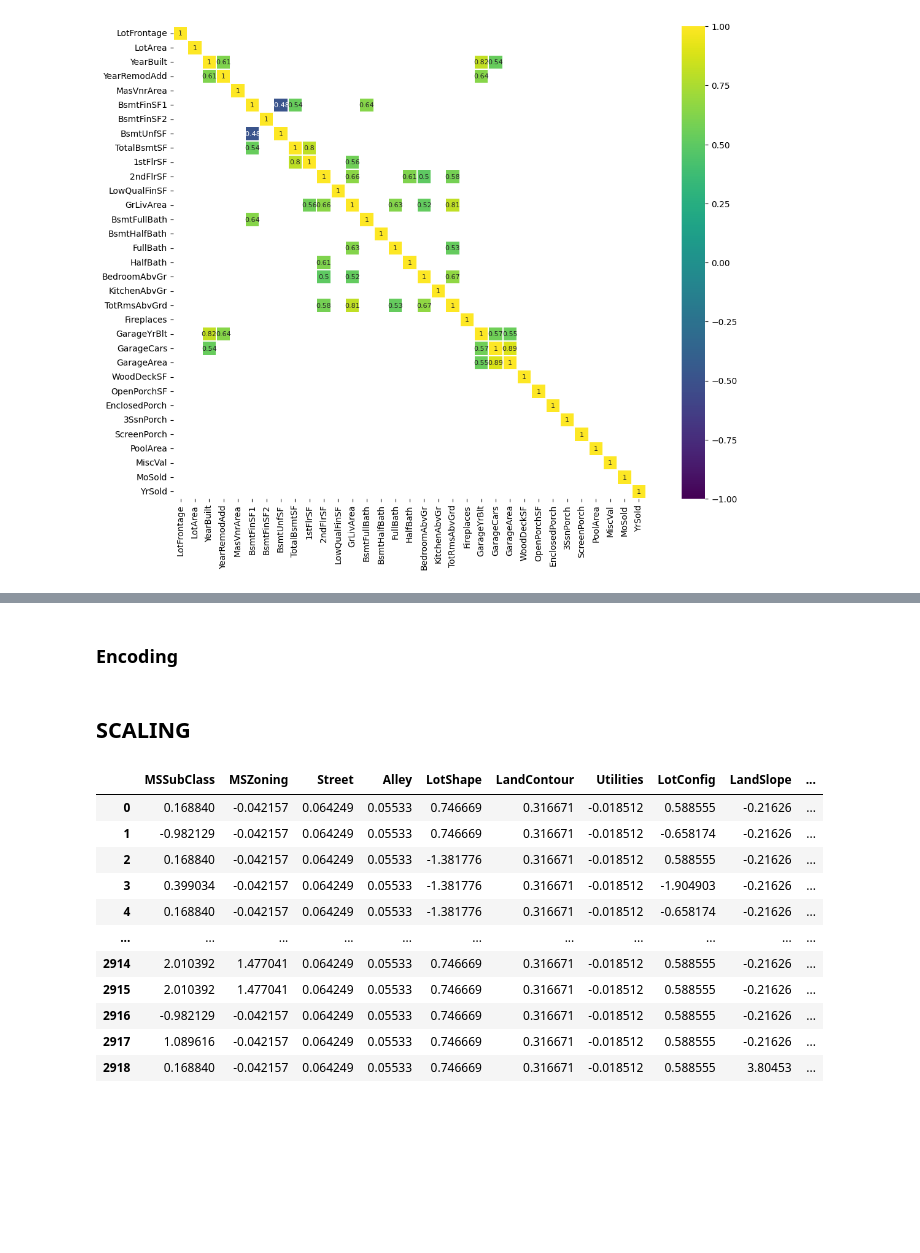
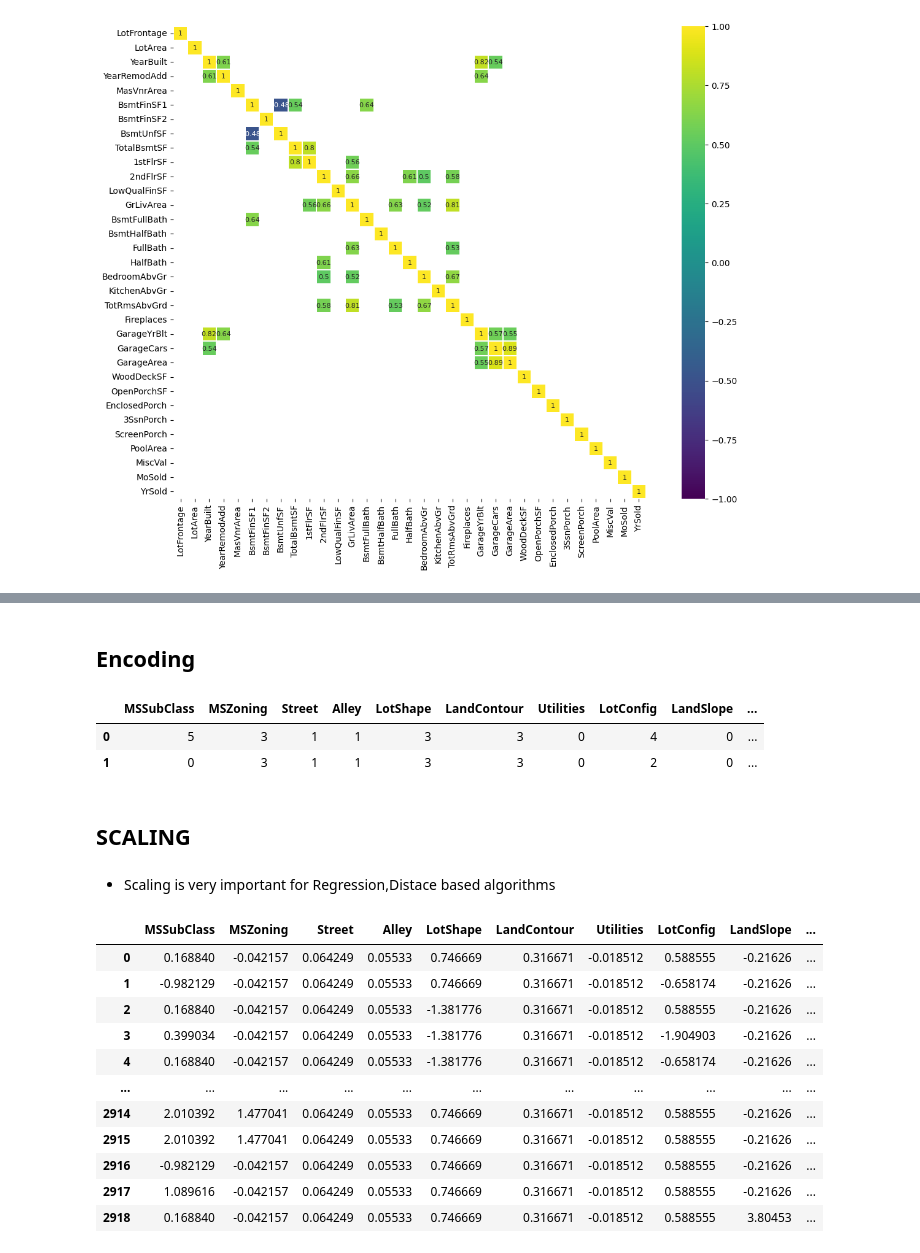
Before and after one commit to Bipin-Gouda/Data-Science, a Jupyter notebook: notebooks/HousePrice_kaggle.ipynb, the cells around one changed output, grey strips where cells are left out. Cells and saved outputs as stored; diff of their text form; code cells hidden in the pictures; blank space fills up the shorter version.

```diff
--- a/notebooks/HousePrice_kaggle.ipynb
+++ b/notebooks/HousePrice_kaggle.ipynb
@@ -482,13 +511,21 @@ sns.regplot(x=train0['YearBuilt'],y=SalePrice)
 # %% [markdown]
-### Encoding
+## Encoding
 # %%
 from sklearn.preprocessing import LabelEncoder
 encoder=LabelEncoder()
 cols=df1.select_dtypes(include=object)
 for i in cols:
     df1[i]=encoder.fit_transform(df1[i])
+# %%
+df1.head(2)
+# %% [output]
+|  | MSSubClass | MSZoning | Street | Alley | LotShape | LandContour | Utilities | LotConfig | LandSlope | ... |
+| 0 | 5 | 3 | 1 | 1 | 3 | 3 | 0 | 4 | 0 | ... |
+| 1 | 0 | 3 | 1 | 1 | 3 | 3 | 0 | 2 | 0 | ... |
 # %% [markdown]
 ## SCALING
+# %% [markdown]
+- Scaling is very important for Regression,Distace based algorithms
 # %%
 from sklearn.preprocessing import StandardScaler
 # %%
```
Also changed, not shown: parts of 35 cells of this notebook, 3 other files.
